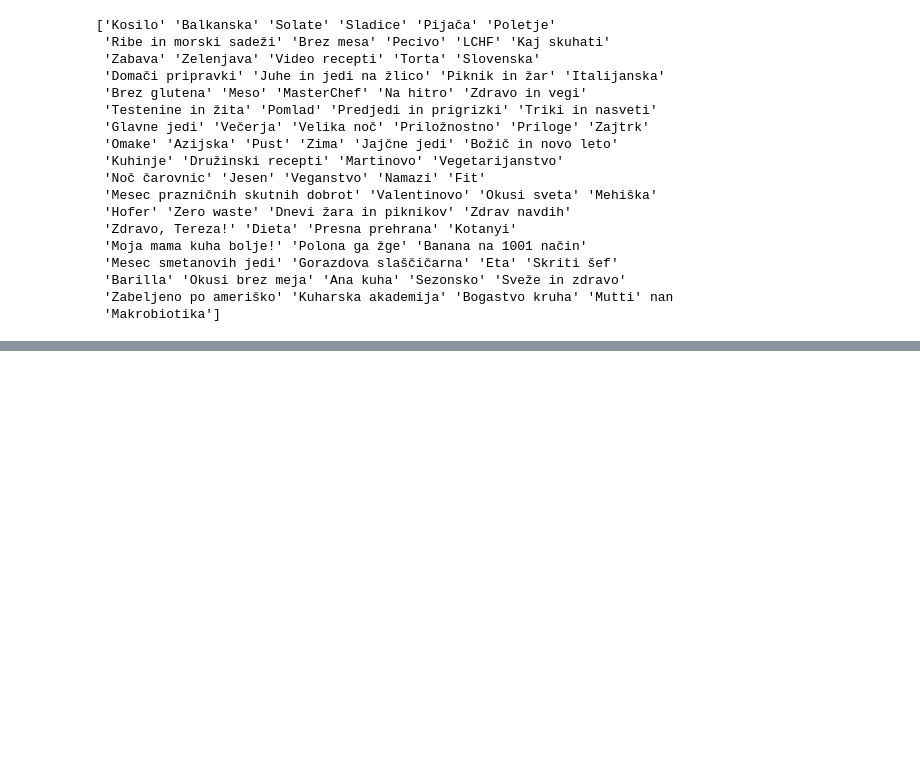
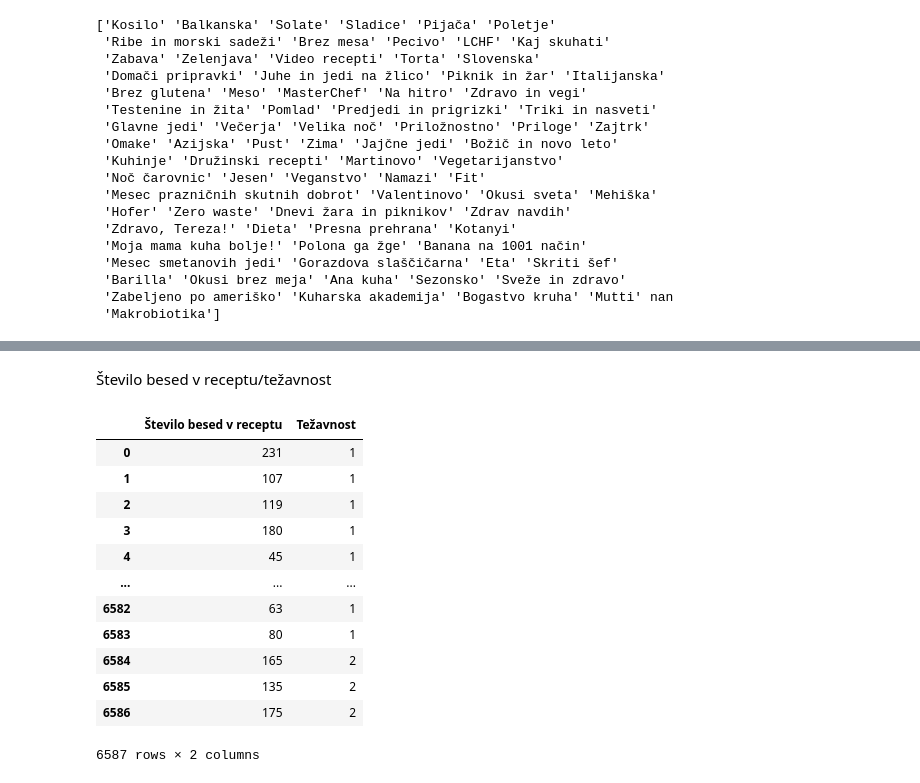
Before and after one commit to M4XiR/Seminarska-naloga-UVP, a Jupyter notebook: analiza.ipynb, the cells around one changed output, grey strips where cells are left out. Drawn from its saved outputs; the diff is of its cells as text; code cells hidden in the pictures; blank space fills up the shorter version.

```diff
--- a/analiza.ipynb
+++ b/analiza.ipynb
@@ -79,0 +158,19 @@ Name: Count, dtype: int64
+# %% [markdown]
+Število besed v receptu/težavnost
+# %%
+tabela5=RECEPTI[["Število besed v receptu","Težavnost"]].copy()
+tabela5
+# %% [output]
+|  | Število besed v receptu | Težavnost |
+| 0 | 231 | 1 |
+| 1 | 107 | 1 |
+| 2 | 119 | 1 |
+| 3 | 180 | 1 |
+| 4 | 45 | 1 |
+| ... | ... | ... |
+| 6582 | 63 | 1 |
+| 6583 | 80 | 1 |
+| 6584 | 165 | 2 |
+| 6585 | 135 | 2 |
+| 6586 | 175 | 2 |
+6587 rows × 2 columns
```
Also changed, not shown: parts of 20 cells of this notebook, 2 other files.
